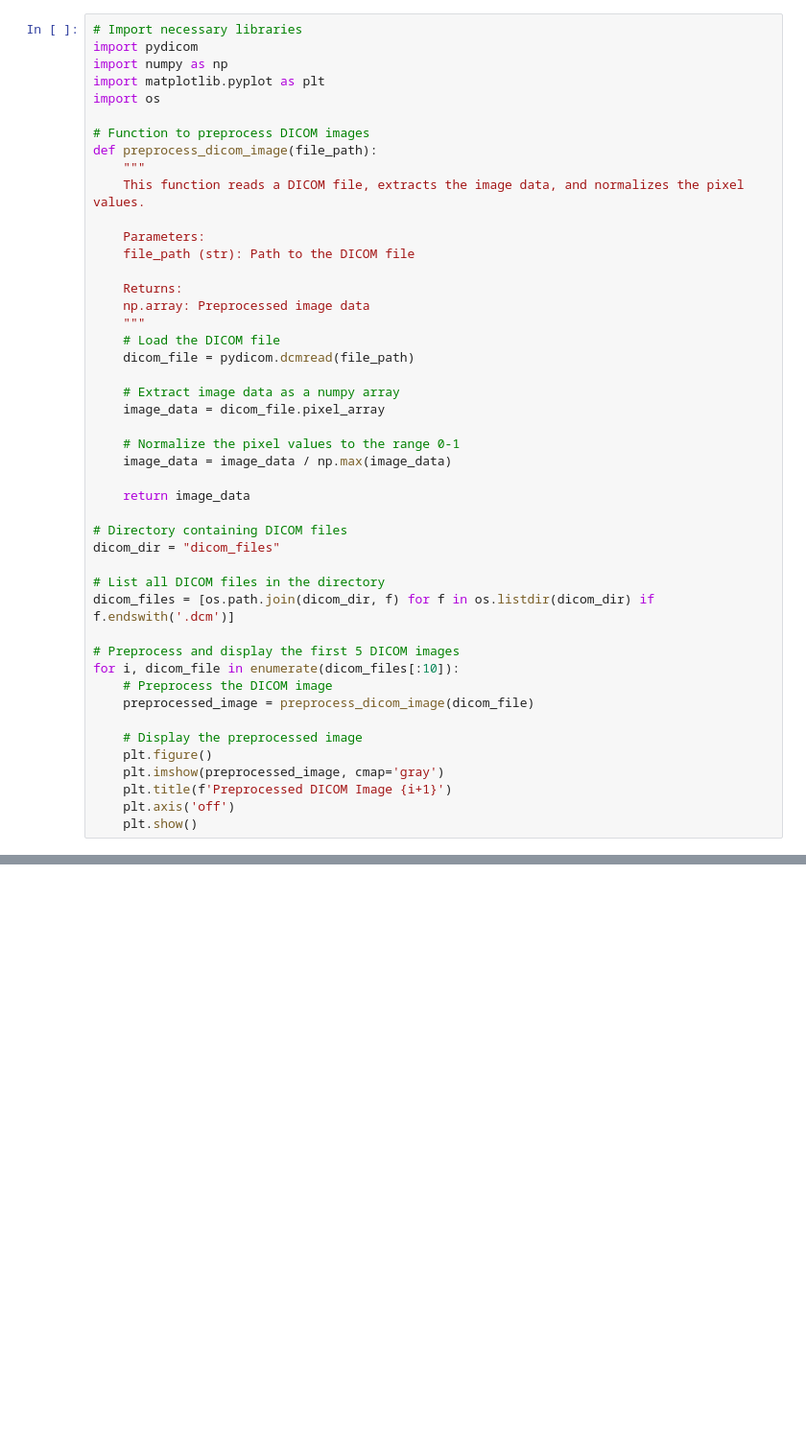
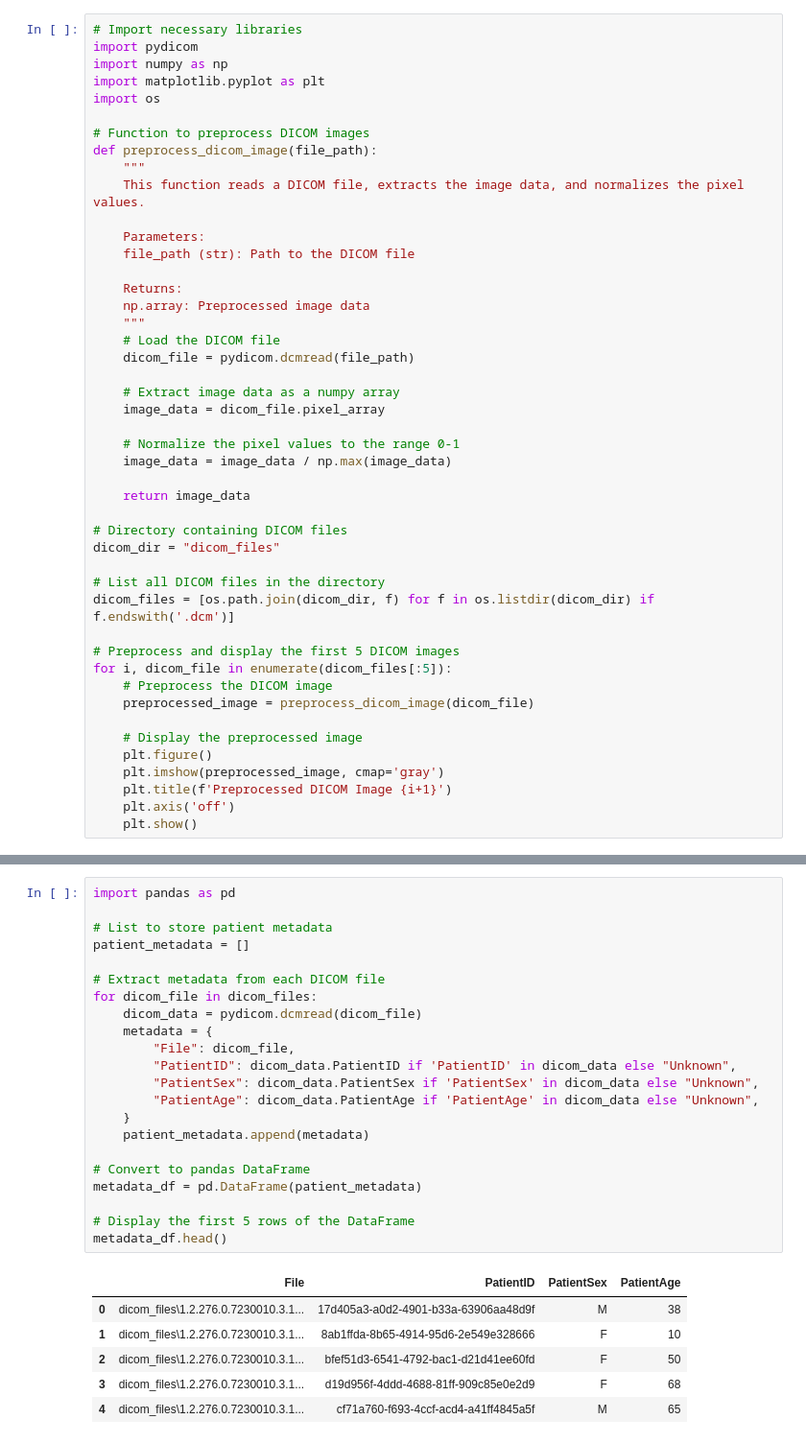
Before and after one commit to alexcri90/Medical-Imaging-DS-Bicocca, a Jupyter notebook: Project_MI.ipynb, the cells around one changed output, grey strips where cells are left out. Shown at 96% size. Saved outputs shown, nothing was run; the diff lists cells and outputs as text; blank space fills up the shorter version.

```diff
--- a/Project_MI.ipynb
+++ b/Project_MI.ipynb
@@ -34,7 +34,7 @@ dicom_dir = "dicom_files"
 dicom_files = [os.path.join(dicom_dir, f) for f in os.listdir(dicom_dir) if f.endswith('.dcm')]
 
 # Preprocess and display the first 5 DICOM images
-for i, dicom_file in enumerate(dicom_files[:10]):
+for i, dicom_file in enumerate(dicom_files[:5]):
     # Preprocess the DICOM image
     preprocessed_image = preprocess_dicom_image(dicom_file)
 
@@ -57,0 +93,29 @@ for i, dicom_file in enumerate(dicom_files[:10]):
+# %%
+import pandas as pd
+
+# List to store patient metadata
+patient_metadata = []
+
+# Extract metadata from each DICOM file
+for dicom_file in dicom_files:
+    dicom_data = pydicom.dcmread(dicom_file)
+    metadata = {
+        "File": dicom_file,
+        "PatientID": dicom_data.PatientID if 'PatientID' in dicom_data else "Unknown",
+        "PatientSex": dicom_data.PatientSex if 'PatientSex' in dicom_data else "Unknown",
+        "PatientAge": dicom_data.PatientAge if 'PatientAge' in dicom_data else "Unknown",
+    }
+    patient_metadata.append(metadata)
+
+# Convert to pandas DataFrame
+metadata_df = pd.DataFrame(patient_metadata)
+
+# Display the first 5 rows of the DataFrame
+metadata_df.head()
+# %% [output]
+|  | File | PatientID | PatientSex | PatientAge |
+| 0 | dicom_files\1.2.276.0.7230010.3.1... | 17d405a3-a0d2-4901-b33a-63906aa48d9f | M | 38 |
+| 1 | dicom_files\1.2.276.0.7230010.3.1... | 8ab1ffda-8b65-4914-95d6-2e549e328666 | F | 10 |
+| 2 | dicom_files\1.2.276.0.7230010.3.1... | bfef51d3-6541-4792-bac1-d21d41ee60fd | F | 50 |
+| 3 | dicom_files\1.2.276.0.7230010.3.1... | d19d956f-4ddd-4688-81ff-909c85e0e2d9 | F | 68 |
+| 4 | dicom_files\1.2.276.0.7230010.3.1... | cf71a760-f693-4ccf-acd4-a41ff4845a5f | M | 65 |
```
Also changed, not shown: parts of 3 cells of this notebook.
